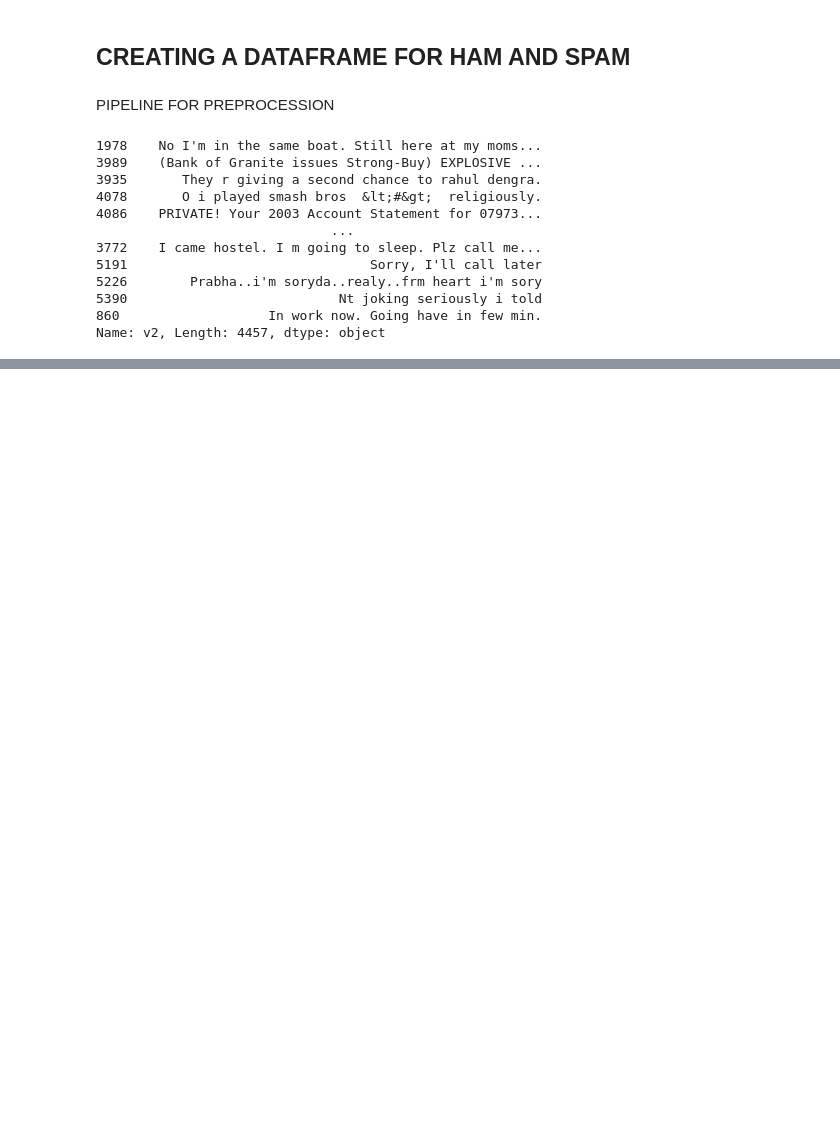
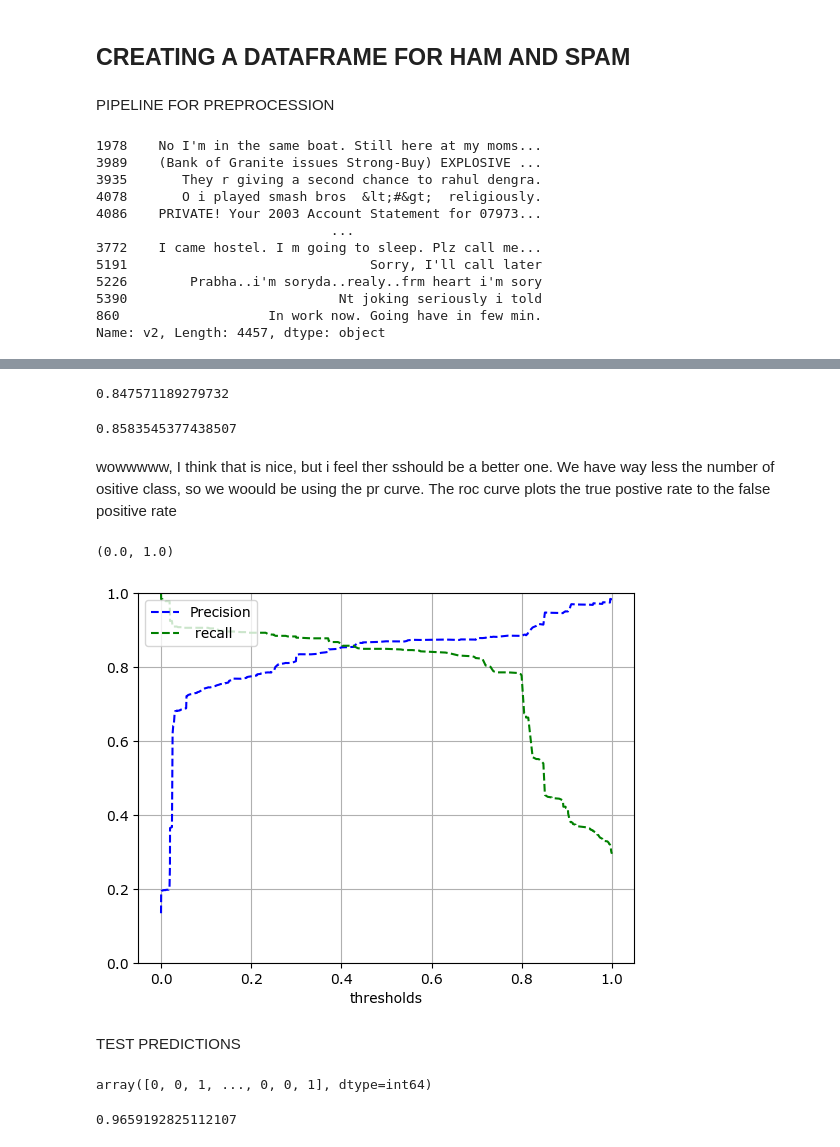
Before and after one commit to Onafowokan-Testament/Spam-Email-Detection-and-Classification, a Jupyter notebook: main.ipynb, the cells around one changed output, grey strips where cells are left out. Drawn from its saved outputs; the diff is of its cells as text; code cells hidden in the pictures; blank space fills up the shorter version.

Commit message:
Model selection

```diff
--- a/main.ipynb
+++ b/main.ipynb
@@ -172,6 +173,6 @@ class bag_of_words(BaseEstimator, TransformerMixin):
 # %%
 pipeline = Pipeline([
- ('pipe',processing_text()),
+ ('custom',processing_text()),
  ('bow',bag_of_words())
 ]
 )
@@ -186,0 +202,3 @@ TypeError: NDFrame.where() missing 1 required positional argument: 'cond'
+# %%
+rfc = RandomForestClassifier(random_state=42)
+model = rfc.fit(pipe_data,y_train)
@@ -186,0 +222,27 @@ TypeError: NDFrame.where() missing 1 required positional argument: 'cond'
+# %%
+recall_score(y_train, predictions)
+# %% [output]
+0.847571189279732
+# %%
+f1_score(y_train, predictions)
+# %% [output]
+0.8583545377438507
+# %% [markdown]
+wowwwww, I think that is nice, but i feel ther sshould be a better one. We have way less the number of ositive class, so we woould be using the pr curve. The roc curve plots the true postive rate to the false positive rate
+# %%
+scores = cross_val_predict(rfc, pipe_data , y_train, cv=3, method='predict_proba')
+y_score = scores[:,1]
+# %%
+precision, recall , thresholds = precision_recall_curve(y_train, y_score )
+# %%
+plt.plot(thresholds, precision[:-1], 'b--', label = 'Precision')
+plt.plot(thresholds, recall[:-1], 'g--', label =' recall')
+plt.xlabel('thresholds')
+plt.grid()
+plt.legend(loc = 'upper left')
+plt.ylim([0,1])
+# %% [output]
+(0.0, 1.0)
+[figure, added]
+# %% [markdown]
+TEST PREDICTIONS
@@ -186,0 +253,9 @@ TypeError: NDFrame.where() missing 1 required positional argument: 'cond'
+# %%
+test_predictions
+# %% [output]
+array([0, 0, 1, ..., 0, 0, 1], dtype=int64)
+# %%
+correct_predictions = (y_test == test_predictions).sum()/ len(y_test)
+correct_predictions
+# %% [output]
+0.9659192825112107
```
Also changed, not shown: parts of 34 cells of this notebook.
